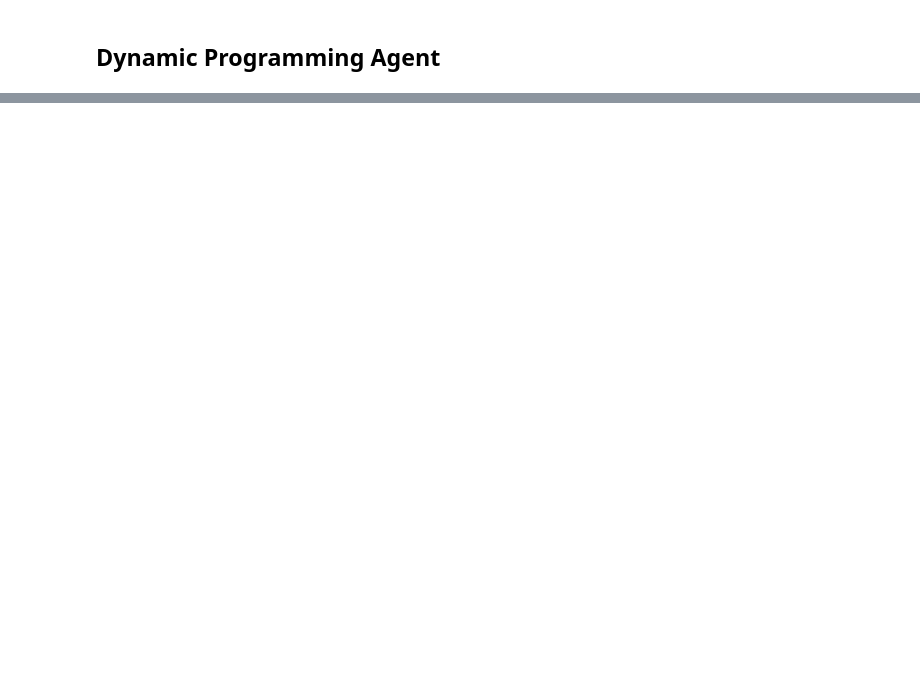
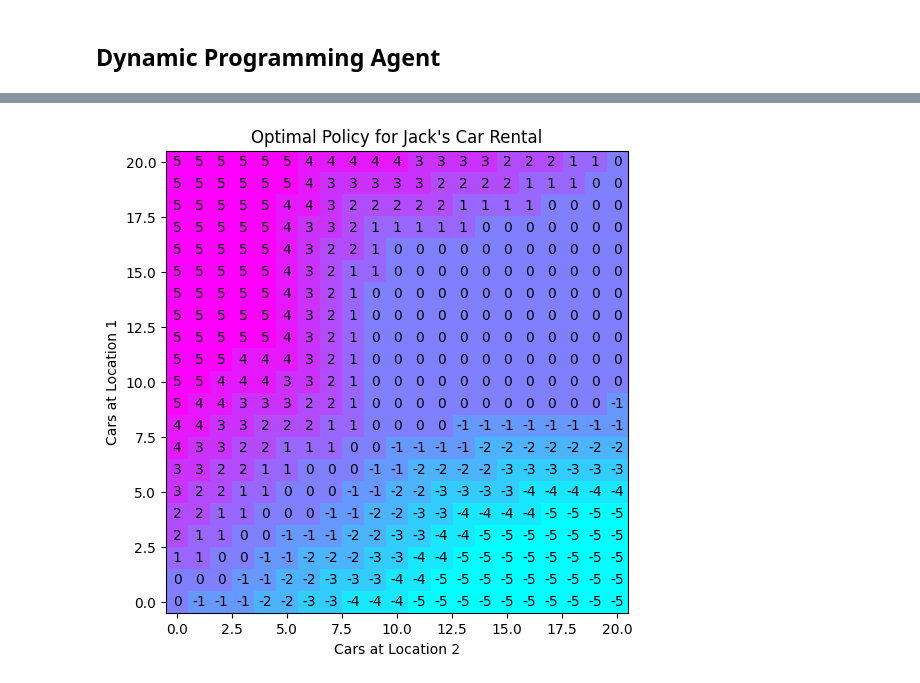
Before and after one commit to MortezaHagh/rl-sutton-lab, a Jupyter notebook: ch_4_DP_p2_car_rental.ipynb, the cells around one changed output, grey strips where cells are left out. Drawn from its saved outputs; the diff is of its cells as text; code cells hidden in the pictures; blank space fills up the shorter version.

```diff
--- a/ch_4_DP_p2_car_rental.ipynb
+++ b/ch_4_DP_p2_car_rental.ipynb
@@ -220,15 +68,0 @@ class GridWorldEnv(Environment):
-# %%
-# env = GridWorldEnv()
-env = GridWorldEnv()
-# env.plot_grid()
-
-# run policy evaluation for Grid World environment
-agent = DP_Agent(env)
-
-# evaluate the policy
-agent.policy_evaluation()
-
-# print state-value function
-print("State-value function under the random policy:")
-print(agent.V.reshape(env.n_rows, env.n_cols))
-print(f"Evaluation sweeps: {agent.n_eval_sweeps}")
@@ -258,0 +348,16 @@ Total evaluation sweeps: 93
+# %%
+# display final policy as a grid
+plt.figure(figsize=(10, 6))
+plt.imshow(agent.policy.pi, cmap='cool', origin='lower')
+# plt.colorbar(label='Action (Cars moved from loc 1 to loc 2)')
+# print actions as text on the grid
+for i in range(env.n_rows):
+    for j in range(env.n_cols):
+        action = agent.policy.pi[i, j]
+        plt.text(j, i, str(action), ha='center', va='center', color='black')
+plt.title('Optimal Policy for Jack\'s Car Rental')
+plt.xlabel('Cars at Location 2')
+plt.ylabel('Cars at Location 1')
+plt.show()
+# %% [output]
+[figure, added]
```
Also changed, not shown: parts of 19 cells of this notebook, 4 other files.
